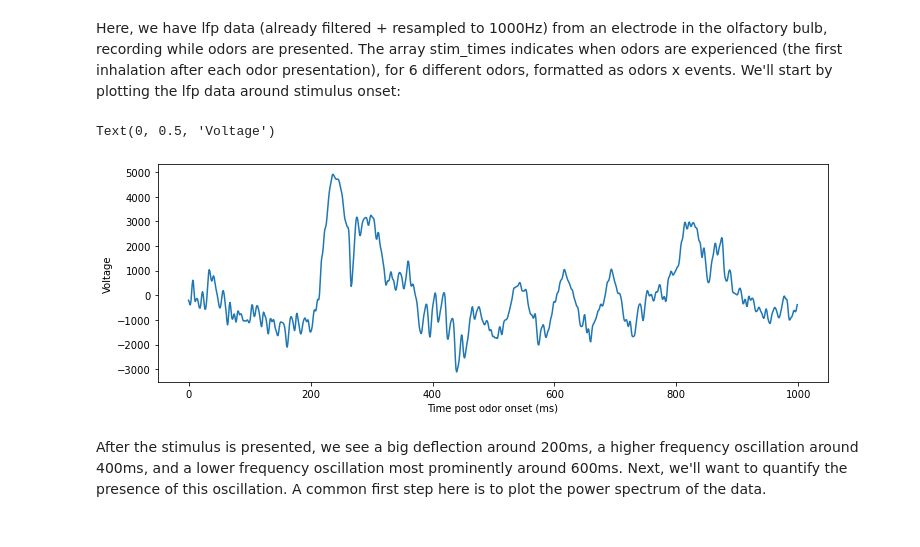
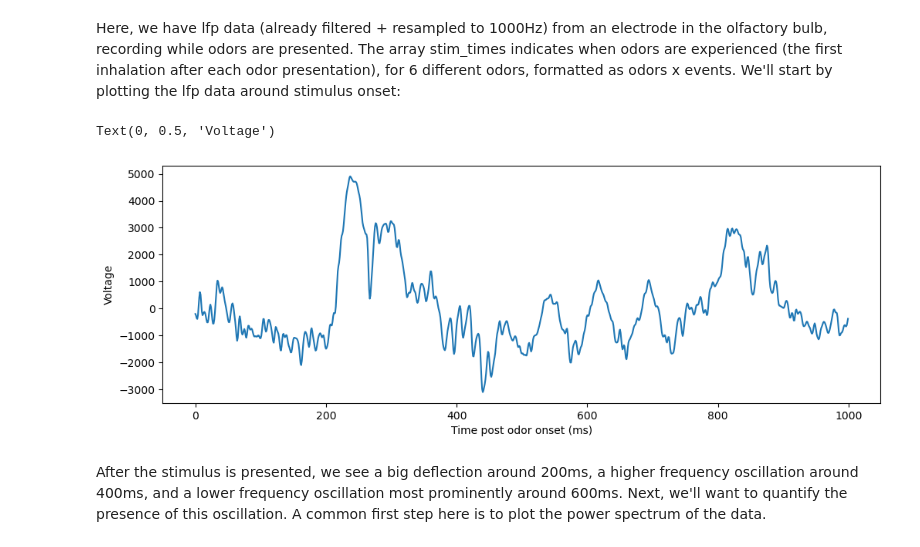
Before and after one commit to mgm248/ephys_data_analysis_book, a Jupyter notebook: 0_LFP_Identifying_Oscillations.ipynb, the cells around one changed output. Cells and saved outputs as stored; diff of their text form; code cells hidden in the pictures.

Commit message:
made example data file much smaller, added it to repository

```diff
--- a/0_LFP_Identifying_Oscillations.ipynb
+++ b/0_LFP_Identifying_Oscillations.ipynb
@@ -15,23 +15,22 @@ import matplotlib.pyplot as plt
 from scipy.signal import welch, spectrogram
 # %%
 #Load in the LFP, stimulation time data
-fpath = (r'C:\Users\Michael\Documents\ephys_analysis_tutorials\\')
-lfp_data = np.load(fpath+'example_lfp_160819_bank2.npy')
-stim_times = np.load(fpath+'example_stim_times_160819_bank2.npy')
-fs = 1000
+fpath = (r'data\\')
+lfp_data = np.load(fpath+'example_lfp.npy')
+fs = 1000 #sampling rate of lfp, per second
+evt = 2 # time of the stimulus, in seconds
 # %% [markdown]
 Here, we have lfp data (already filtered + resampled to 1000Hz) from an electrode in the olfactory bulb, recording while odors are presented. The array stim_times indicates when odors are experienced (the first inhalation after each odor presentation), for 6 different odors, formatted as odors x events. We'll start by plotting the lfp data around stimulus onset:
 # %%
 #Plot the lfp data in response to stimulation
-evt = stim_times[0,7] #look at the first presentation of the first odor
 time_segment = [int(evt*fs), int(evt*fs+1000)] #start and end event times of interest, converted to ms
 plt.figure(figsize=(12,4))
 plt.plot(np.arange(time_segment[0], time_segment[1], 1)-evt*fs, lfp_data[time_segment[0]:time_segment[1]])
 plt.xlabel('Time post odor onset (ms)')
 plt.ylabel('Voltage')
 # %% [output]
 Text(0, 0.5, 'Voltage')
-[figure, old version]
+[figure, new version]
 # %% [markdown]
 After the stimulus is presented, we see a big deflection around 200ms, a higher frequency oscillation around 400ms, and a lower frequency oscillation most prominently around 600ms. Next, we'll want to quantify the presence of this oscillation. A common first step here is to plot the power spectrum of the data.
 # %% [markdown]
```
Also changed, not shown: parts of 5 cells of this notebook, 2 other files.
